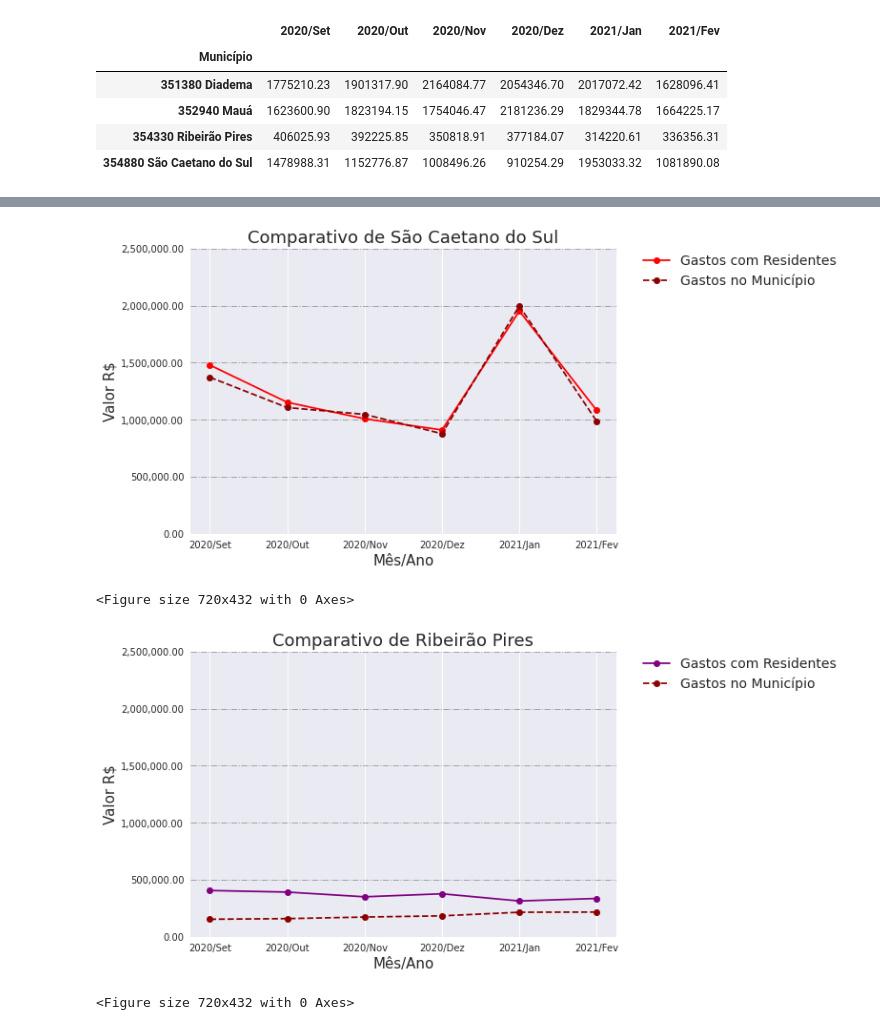
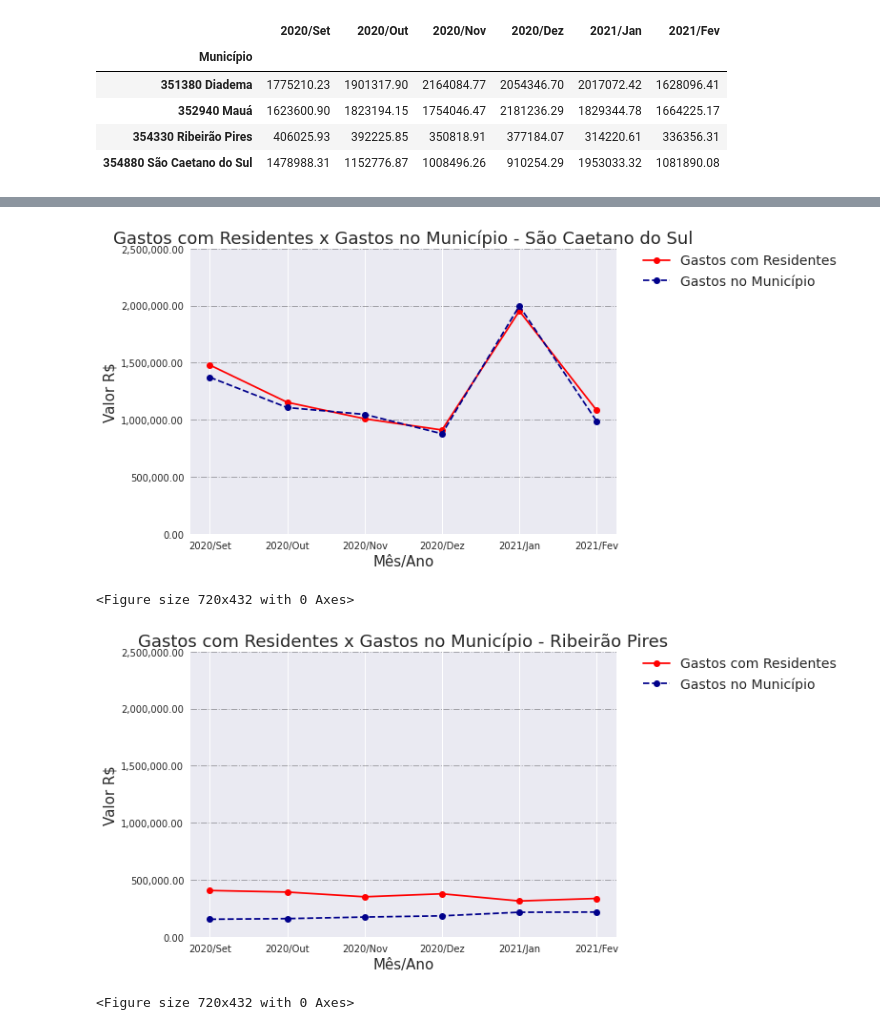
Before and after one commit to brunarigo/DS-project01-datasus-analysis, a Jupyter notebook: Notebooks/Project01_Datasus_Analysis.ipynb, the cells around one changed output, grey strips where cells are left out. Cells and saved outputs as stored; diff of their text form; code cells hidden in the pictures.

```diff
--- a/Notebooks/Project01_Datasus_Analysis.ipynb
+++ b/Notebooks/Project01_Datasus_Analysis.ipynb
@@ -305,34 +197,34 @@ plt.show()
 <Figure size 720x432 with 0 Axes>
 # %%
 plt.plot(res_scs, color='red', linestyle='-', marker='o', markersize = 7)
-plt.plot(int_scs.T, color='darkred', linestyle='--', marker='o', markersize = 7)
+plt.plot(int_scs.T, color='darkblue', linestyle='--', marker='o', markersize = 7)
 plt.ylim(0,2500000.00)
 plt.xlabel('Mês/Ano', fontsize=15)
 plt.ylabel('Valor R$', fontsize=15)
-plt.title('Comparativo de São Caetano do Sul', fontsize=18)
+plt.title('Gastos com Residentes x Gastos no Município - São Caetano do Sul', fontsize=18)
 axes = plt.gca()
 axes.yaxis.grid(b=True, color='black', alpha=0.3, linestyle='-.', linewidth=1)
 axes.yaxis.set_major_formatter(ticker.StrMethodFormatter("{x:,.2f}"))
 plt.legend(['Gastos com Residentes','Gastos no Município'], fontsize=14, bbox_to_anchor=(1.05, 1), loc='upper left', borderaxespad=0.)
 plt.figure(figsize=(10, 6))
 plt.show()
 
-plt.plot(res_ribeirao, color='purple', linestyle='-', marker='o', markersize = 7)
-plt.plot(int_ribeirao.T, color='darkred', linestyle='--', marker='o', markersize = 7)
+plt.plot(res_ribeirao, color='red', linestyle='-', marker='o', markersize = 7)
+plt.plot(int_ribeirao.T, color='darkblue', linestyle='--', marker='o', markersize = 7)
 plt.ylim(0,2500000.00)
 plt.xlabel('Mês/Ano', fontsize=15)
 plt.ylabel('Valor R$', fontsize=15)
-plt.title('Comparativo de Ribeirão Pires', fontsize=18)
+plt.title('Gastos com Residentes x Gastos no Município - Ribeirão Pires', fontsize=18)
 axes = plt.gca()
 axes.yaxis.grid(b=True, color='black', alpha=0.3, linestyle='-.', linewidth=1)
 axes.yaxis.set_major_formatter(ticker.StrMethodFormatter("{x:,.2f}"))
 plt.legend(['Gastos com Residentes','Gastos no Município'], fontsize=14, bbox_to_anchor=(1.05, 1), loc='upper left', borderaxespad=0.)
 plt.figure(figsize=(10, 6))
 plt.show()
 # %% [output]
-[figure, old version]
+[figure, new version]
 <Figure size 720x432 with 0 Axes>
-[figure, old version]
+[figure, new version]
 <Figure size 720x432 with 0 Axes>
 # %%
 res_sbc = periodo_local_residencia.T
```
Also changed, not shown: parts of 25 cells of this notebook.
